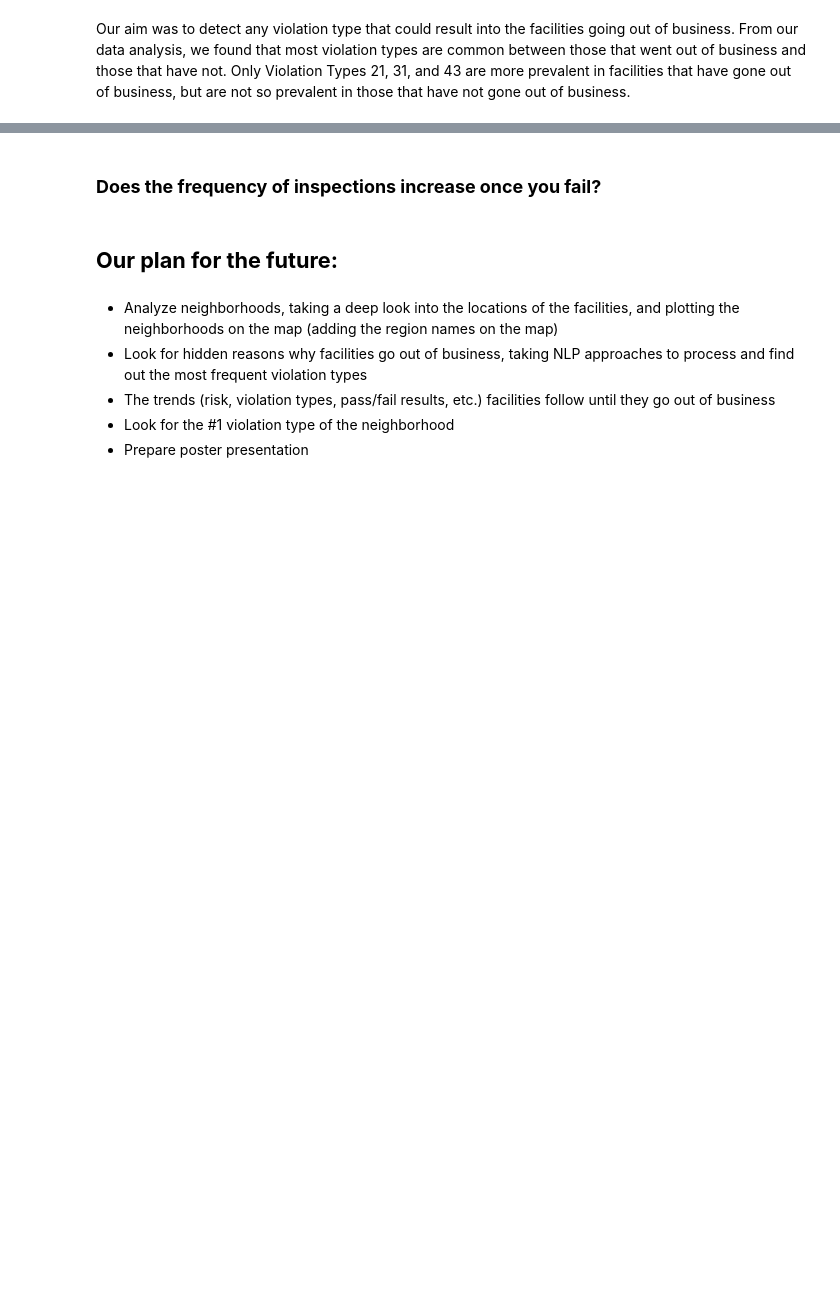
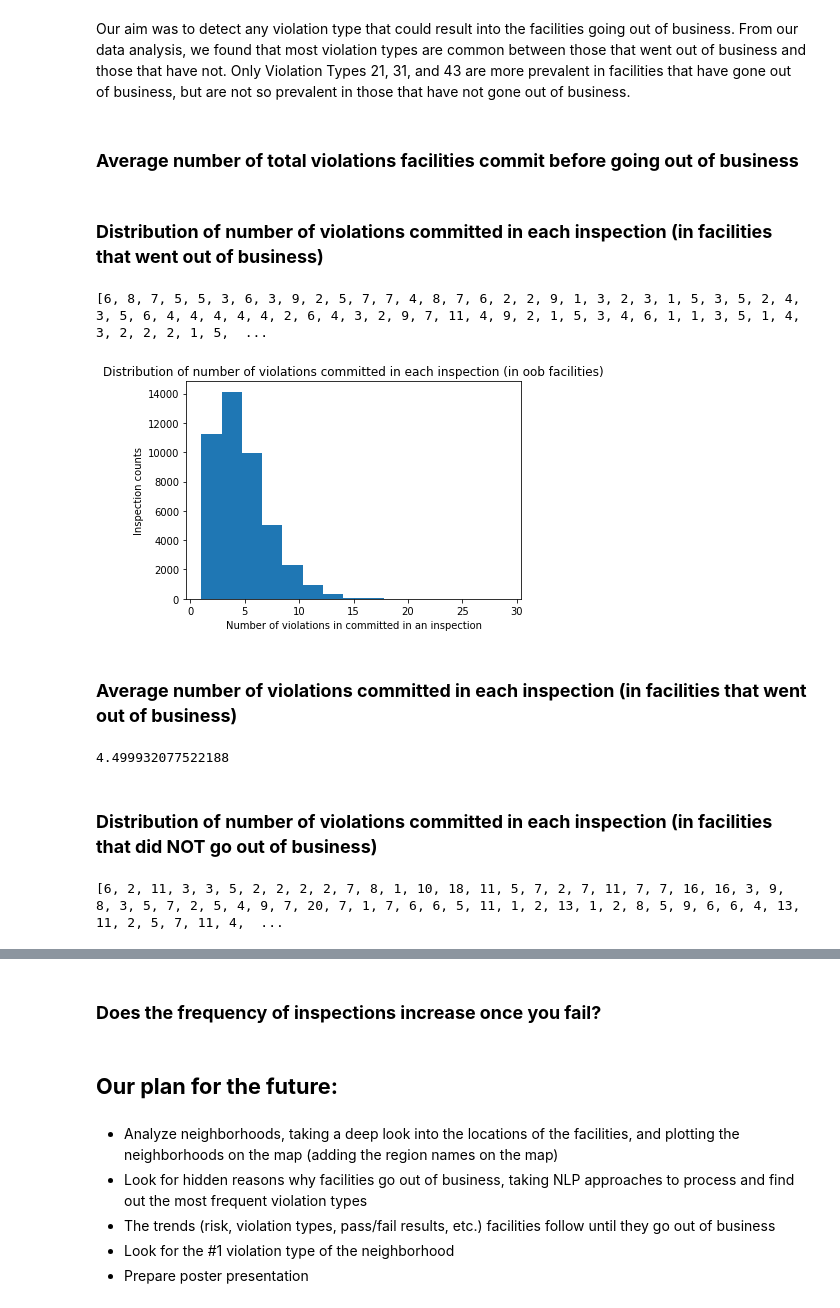
Before and after one commit to RubinDaija/epfl-ada-2019-project, a Jupyter notebook: project-violations.ipynb, the cells around one changed output, grey strips where cells are left out. Drawn from its saved outputs; the diff is of its cells as text; code cells hidden in the pictures; blank space fills up the shorter version.

Commit message:
Distribution & average number of violations committed before going oob

```diff
--- a/project-violations.ipynb
+++ b/project-violations.ipynb
@@ -673,3 +673,39 @@ set_diff_not_oob.head(10)
 | 944 | RHYME OR REASON | restaurant | 2019-10-17T00:00:00.000 | 2316016 | Canvass | 41.903314 | 1985220.0 | ... |
 # %% [markdown]
 Our aim was to detect any violation type that could result into the facilities going out of business. From our data analysis, we found that most violation types are common between those that went out of business and those that have not. Only Violation Types 21, 31, and 43 are more prevalent in facilities that have gone out of business, but are not so prevalent in those that have not gone out of business.
+# %% [markdown]
+### **Average number of total violations facilities commit before going out of business**
+# %% [markdown]
+### **Distribution of number of violations committed in each inspection (in facilities that went out of business)**
+# %%
+num_vio_oob = []
+for i in violation_nums_oob['Violations']:
+  num_vio_oob.append(len(i))
+
+print(num_vio_oob)
+# %% [output]
+[6, 8, 7, 5, 5, 3, 6, 3, 9, 2, 5, 7, 7, 4, 8, 7, 6, 2, 2, 9, 1, 3, 2, 3, 1, 5, 3, 5, 2, 4, 3, 5, 6, 4, 4, 4, 4, 4, 2, 6, 4, 3, 2, 9, 7, 11, 4, 9, 2, 1, 5, 3, 4, 6, 1, 1, 3, 5, 1, 4, 3, 2, 2, 2, 1, 5,  ...
+# %%
+plt.hist(num_vio_oob, bins=15)
+plt.title('Distribution of number of violations committed in each inspection (in oob facilities)')
+plt.xlabel('Number of violations in committed in an inspection')
+plt.ylabel('Inspection counts')
+plt.show()
+# %% [output]
+[figure, added]
+# %% [markdown]
+### **Average number of violations committed in each inspection (in facilities that went out of business)**
+# %%
+np.mean(num_vio_oob)
+# %% [output]
+4.499932077522188
+# %% [markdown]
+### **Distribution of number of violations committed in each inspection (in facilities that did NOT go out of business)**
+# %%
+num_vio_not_oob = []
+for i in violation_nums_not_oob['Violations']:
+  num_vio_not_oob.append(len(i))
+
+print(num_vio_not_oob)
+# %% [output]
+[6, 2, 11, 3, 3, 5, 2, 2, 2, 2, 7, 8, 1, 10, 18, 11, 5, 7, 2, 7, 11, 7, 7, 16, 16, 3, 9, 8, 3, 5, 7, 2, 5, 4, 9, 7, 20, 7, 1, 7, 6, 6, 5, 11, 1, 2, 13, 1, 2, 8, 5, 9, 6, 6, 4, 13, 11, 2, 5, 7, 11, 4,  ...
```
Also changed, not shown: parts of 8 cells of this notebook.
